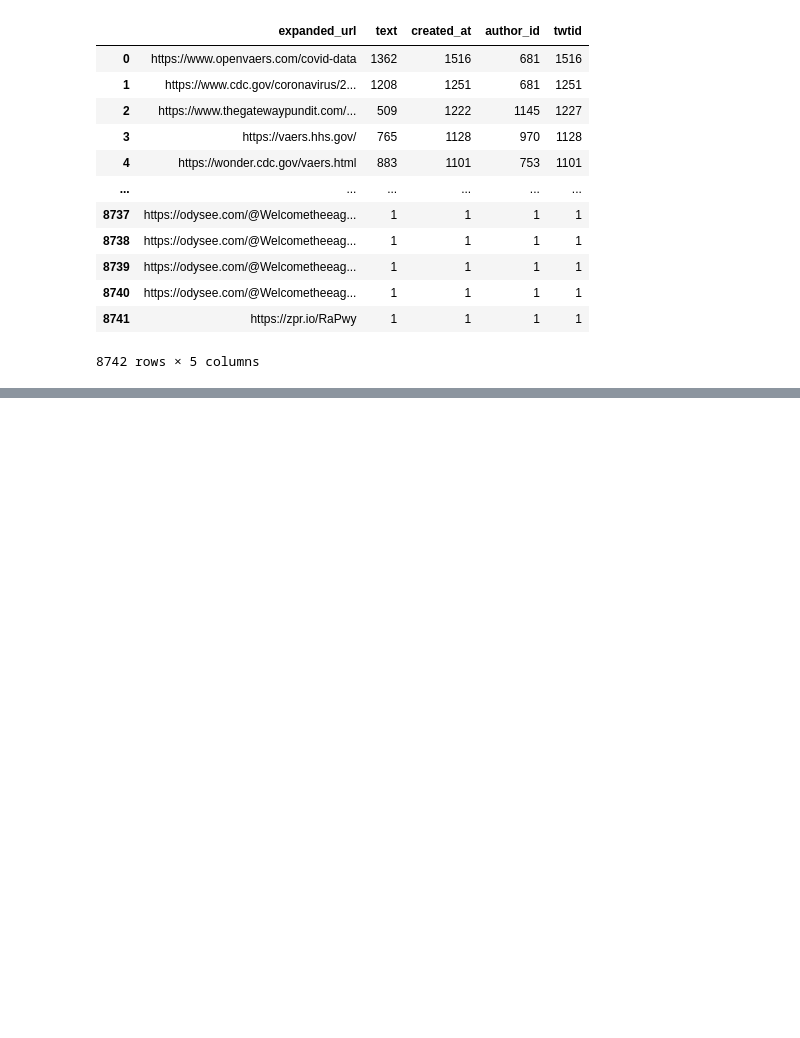
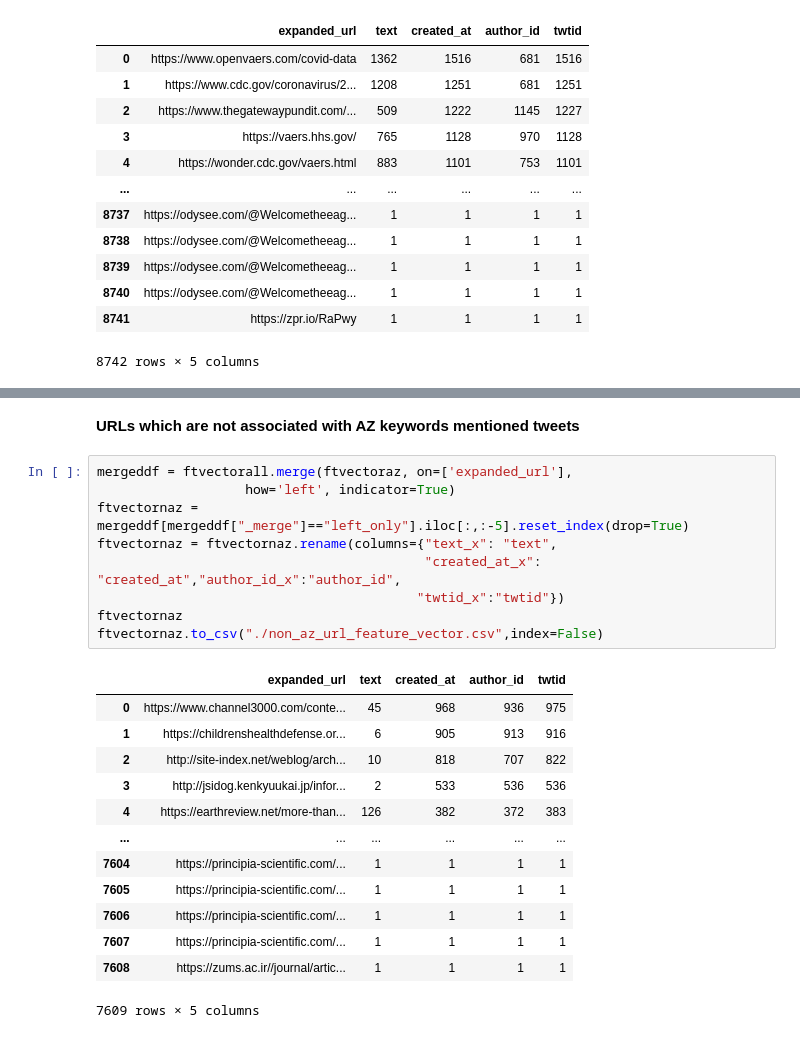
Before and after one commit to qcri/Vaccine_Disinfo, a Jupyter notebook: NEW/notebooks/VAERS_data/Twitter_Data_Analysis.ipynb, the cells around one changed output, grey strips where cells are left out. Cells and saved outputs as stored; diff of their text form; blank space fills up the shorter version.

```diff
--- a/NEW/notebooks/VAERS_data/Twitter_Data_Analysis.ipynb
+++ b/NEW/notebooks/VAERS_data/Twitter_Data_Analysis.ipynb
@@ -357,0 +402,25 @@ ftvectoraz.to_csv("./az_url_feature_vector.csv",index=False)
+# %% [markdown]
+__URLs which are not associated with AZ keywords mentioned tweets__
+# %%
+mergeddf = ftvectorall.merge(ftvectoraz, on=['expanded_url'],
+                   how='left', indicator=True)
+ftvectornaz = mergeddf[mergeddf["_merge"]=="left_only"].iloc[:,:-5].reset_index(drop=True)
+ftvectornaz = ftvectornaz.rename(columns={"text_x": "text",
+                                          "created_at_x": "created_at","author_id_x":"author_id",
+                                         "twtid_x":"twtid"})
+ftvectornaz
+ftvectornaz.to_csv("./non_az_url_feature_vector.csv",index=False)
+# %% [output]
+|  | expanded_url | text | created_at | author_id | twtid |
+| 0 | https://www.channel3000.com/conte... | 45 | 968 | 936 | 975 |
+| 1 | https://childrenshealthdefense.or... | 6 | 905 | 913 | 916 |
+| 2 | http://site-index.net/weblog/arch... | 10 | 818 | 707 | 822 |
+| 3 | http://jsidog.kenkyuukai.jp/infor... | 2 | 533 | 536 | 536 |
+| 4 | https://earthreview.net/more-than... | 126 | 382 | 372 | 383 |
+| ... | ... | ... | ... | ... | ... |
+| 7604 | https://principia-scientific.com/... | 1 | 1 | 1 | 1 |
+| 7605 | https://principia-scientific.com/... | 1 | 1 | 1 | 1 |
+| 7606 | https://principia-scientific.com/... | 1 | 1 | 1 | 1 |
+| 7607 | https://principia-scientific.com/... | 1 | 1 | 1 | 1 |
+| 7608 | https://zums.ac.ir//journal/artic... | 1 | 1 | 1 | 1 |
+7609 rows × 5 columns
```
Also changed, not shown: parts of 7 cells of this notebook, 7 other files.
